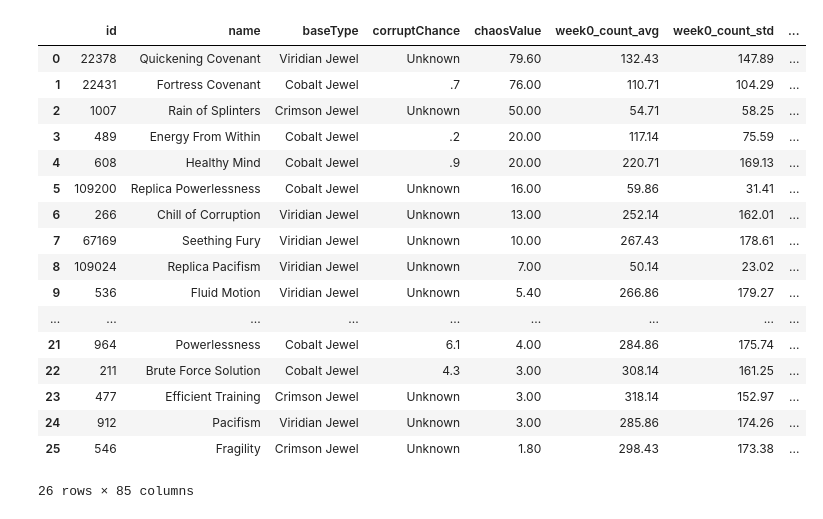
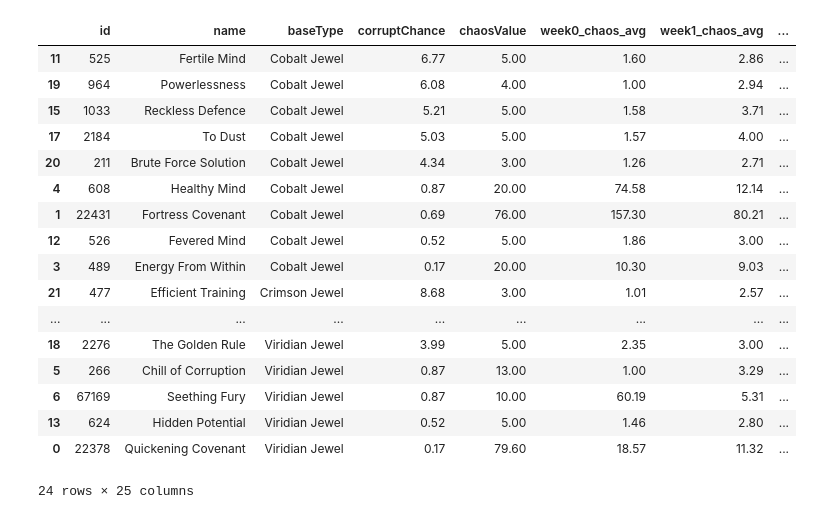
Before and after one commit to alyssakatz/PoE1ClusterJewelPricer, a Jupyter notebook: WeeklyPricesBulkCheckerByType.ipynb, the cells around one changed output. Cells and saved outputs as stored; diff of their text form; code cells hidden in the pictures.

Commit message:
Fix reconstructing URIs from names

```diff
--- a/WeeklyPricesBulkCheckerByType.ipynb
+++ b/WeeklyPricesBulkCheckerByType.ipynb
@@ -49,10 +55,14 @@ def calculate_weekly_stats(id):
     tmp['weekNum'] = tmp['daysSinceStart'] // 7
 
     stats = tmp.groupby('weekNum').agg(
-        count_avg=('count', 'mean'),
-        count_std=('count', 'std'),
-        chaos_avg=('chaos', 'mean'),
-        chaos_std=('chaos', 'std'))
+        chaos_avg=('chaos', 'mean'))
+
+
+#    stats = tmp.groupby('weekNum').agg(
+#        count_avg=('count', 'mean'),
+#        count_std=('count', 'std'),
+#        chaos_avg=('chaos', 'mean'),
+#        chaos_std=('chaos', 'std'))
 
     stats = stats.T
     flattened = pd.DataFrame()
@@ -91,42 +101,44 @@ item_prices
 # %%
 import re
 
 wiki_uri = 'https://www.poewiki.net/wiki/'
-corruption_chance_pattern = r"(?:or a )(\d*.\d+)(?:% chance per corrupted jewel)"
+corruption_chance_pattern = r"(?:yielded )(\d+)"
 
 def get_corruption_chance(name):
     uri = wiki_uri + name
     html = requests.get(uri).text
     match = re.search(corruption_chance_pattern, html)
 
     if match:
-        return match.group(1)
+        return int(match.group(1)) / 576 * 100
     else:
         return 'Unknown'
 
 category = 'UniqueJewel'
-items = ["Brute Force Solution", "Energy From Within", "Fertile Mind", "Fevered Mind", "Fortress Covenant", "Healthy Mind", "Powerlessness", "Reckless Defence", "Replica Powerlessness", "To Dust", "Atziri's Reign", "Efficient Training", "Energised Armour", "Fragility", "Inertia", "Rain of Splinters", "Careful Planning", "Chill of Corruption", "Fluid Motion", "Hidden Potential", "Pacifism", "Quickening Covenant", "Replica Pacifism", "Seething Fury", "Self-Flagellation", "The Golden Rule"]
+items = ["Brute Force Solution", "Energy From Within", "Fertile Mind", "Fevered Mind", "Fortress Covenant", "Healthy Mind", "Powerlessness", "Reckless Defence", "To Dust", "Atziri's Reign", "Efficient Training", "Energised Armour", "Fragility", "Inertia", "Rain of Splinters", "Careful Planning", "Chill of Corruption", "Fluid Motion", "Hidden Potential", "Pacifism", "Quickening Covenant", "Seething Fury", "Self-Flagellation", "The Golden Rule"]
 corrupted_jewel_prices = calculate_item_prices(get_item_overviews(category, items))
 url_names = corrupted_jewel_prices['name'].str.replace(' ', '_')
+url_names = url_names.str.replace("'", '%27')
 values = url_names.apply(get_corruption_chance)
 corrupted_jewel_prices.insert(loc=3, column='corruptChance', value=values)
+corrupted_jewel_prices = corrupted_jewel_prices.sort_values(by=['baseType', 'corruptChance', 'name'], ascending=[True, False, True])
 corrupted_jewel_prices
 # %% [output]
-|  | id | name | baseType | corruptChance | chaosValue | week0_count_avg | week0_count_std | ... |
-| 0 | 22378 | Quickening Covenant | Viridian Jewel | Unknown | 79.60 | 132.43 | 147.89 | ... |
-| 1 | 22431 | Fortress Covenant | Cobalt Jewel | .7 | 76.00 | 110.71 | 104.29 | ... |
-| 2 | 1007 | Rain of Splinters | Crimson Jewel | Unknown | 50.00 | 54.71 | 58.25 | ... |
-| 3 | 489 | Energy From Within | Cobalt Jewel | .2 | 20.00 | 117.14 | 75.59 | ... |
-| 4 | 608 | Healthy Mind | Cobalt Jewel | .9 | 20.00 | 220.71 | 169.13 | ... |
-| 5 | 109200 | Replica Powerlessness | Cobalt Jewel | Unknown | 16.00 | 59.86 | 31.41 | ... |
-| 6 | 266 | Chill of Corruption | Viridian Jewel | Unknown | 13.00 | 252.14 | 162.01 | ... |
-| 7 | 67169 | Seething Fury | Viridian Jewel | Unknown | 10.00 | 267.43 | 178.61 | ... |
-| 8 | 109024 | Replica Pacifism | Viridian Jewel | Unknown | 7.00 | 50.14 | 23.02 | ... |
-| 9 | 536 | Fluid Motion | Viridian Jewel | Unknown | 5.40 | 266.86 | 179.27 | ... |
+|  | id | name | baseType | corruptChance | chaosValue | week0_chaos_avg | week1_chaos_avg | ... |
+| 11 | 525 | Fertile Mind | Cobalt Jewel | 6.77 | 5.00 | 1.60 | 2.86 | ... |
+| 19 | 964 | Powerlessness | Cobalt Jewel | 6.08 | 4.00 | 1.00 | 2.94 | ... |
+| 15 | 1033 | Reckless Defence | Cobalt Jewel | 5.21 | 5.00 | 1.58 | 3.71 | ... |
+| 17 | 2184 | To Dust | Cobalt Jewel | 5.03 | 5.00 | 1.57 | 4.00 | ... |
+| 20 | 211 | Brute Force Solution | Cobalt Jewel | 4.34 | 3.00 | 1.26 | 2.71 | ... |
+| 4 | 608 | Healthy Mind | Cobalt Jewel | 0.87 | 20.00 | 74.58 | 12.14 | ... |
+| 1 | 22431 | Fortress Covenant | Cobalt Jewel | 0.69 | 76.00 | 157.30 | 80.21 | ... |
+| 12 | 526 | Fevered Mind | Cobalt Jewel | 0.52 | 5.00 | 1.86 | 3.00 | ... |
+| 3 | 489 | Energy From Within | Cobalt Jewel | 0.17 | 20.00 | 10.30 | 9.03 | ... |
+| 21 | 477 | Efficient Training | Crimson Jewel | 8.68 | 3.00 | 1.01 | 2.57 | ... |
 | ... | ... | ... | ... | ... | ... | ... | ... | ... |
-| 21 | 964 | Powerlessness | Cobalt Jewel | 6.1 | 4.00 | 284.86 | 175.74 | ... |
-| 22 | 211 | Brute Force Solution | Cobalt Jewel | 4.3 | 3.00 | 308.14 | 161.25 | ... |
-| 23 | 477 | Efficient Training | Crimson Jewel | Unknown | 3.00 | 318.14 | 152.97 | ... |
-| 24 | 912 | Pacifism | Viridian Jewel | Unknown | 3.00 | 285.86 | 174.26 | ... |
-| 25 | 546 | Fragility | Crimson Jewel | Unknown | 1.80 | 298.43 | 173.38 | ... |
+| 18 | 2276 | The Golden Rule | Viridian Jewel | 3.99 | 5.00 | 2.35 | 3.00 | ... |
+| 5 | 266 | Chill of Corruption | Viridian Jewel | 0.87 | 13.00 | 1.00 | 3.29 | ... |
+| 6 | 67169 | Seething Fury | Viridian Jewel | 0.87 | 10.00 | 60.19 | 5.31 | ... |
+| 13 | 624 | Hidden Potential | Viridian Jewel | 0.52 | 5.00 | 1.46 | 2.80 | ... |
+| 0 | 22378 | Quickening Covenant | Viridian Jewel | 0.17 | 79.60 | 18.57 | 11.32 | ... |
-26 rows × 85 columns
+24 rows × 25 columns
```
Also changed, not shown: parts of 3 cells of this notebook.
